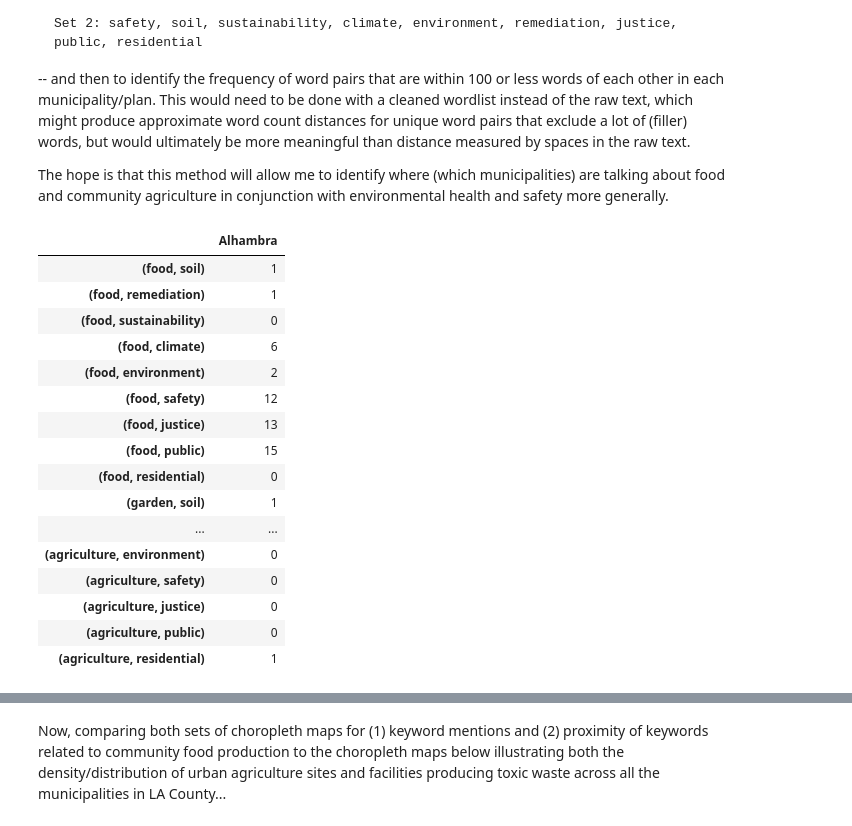
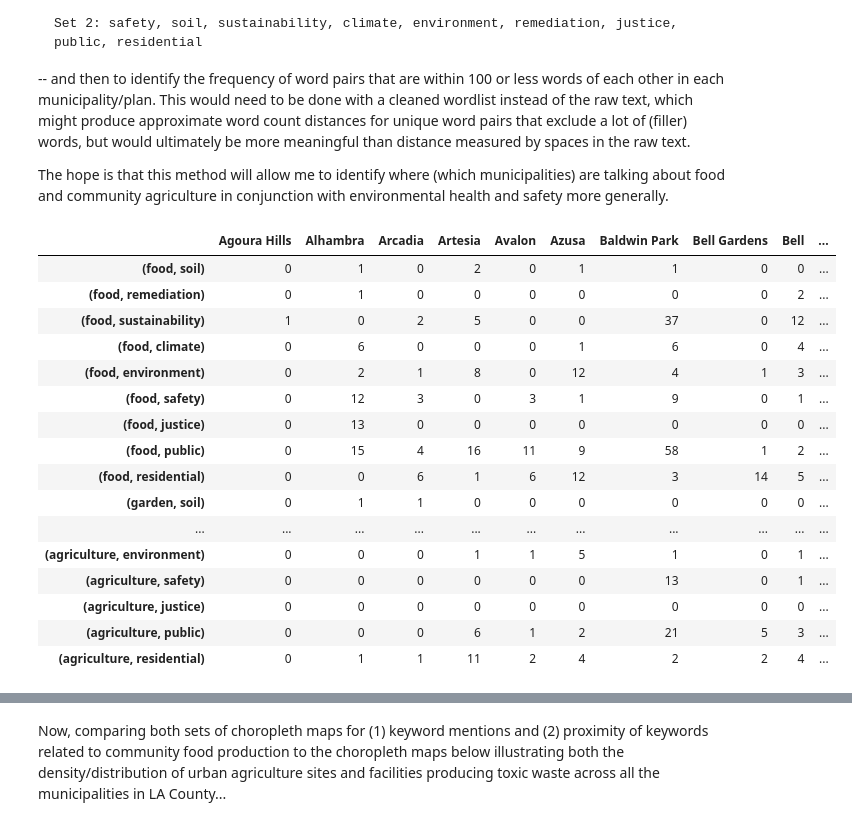
Before and after one commit to ngmelo/Food-Systems-Policy-Research, a Jupyter notebook: Food Systems and General Plans/Food Safety and General Plans.ipynb, the cells around one changed output, grey strips where cells are left out. Cells and saved outputs as stored; diff of their text form; code cells hidden in the pictures.

```diff
--- a/Food Systems and General Plans/Food Safety and General Plans.ipynb
+++ b/Food Systems and General Plans/Food Safety and General Plans.ipynb
@@ -100,0 +78,4 @@ planlist
+# %%
+# loading plans
+planlistB = os.listdir('C:/Users/melod/Documents/data science/Food-Systems-Policy-Research/Food Systems and General Plans/General Plans B')
+planlistB
@@ -142,0 +180,3 @@ Finished Point Arena
+# %%
+# appending plan strings list parsed from plans in folder A to the parsed plans in folder B
+genplan = genplanA + genplanB
@@ -150,3 +203,35 @@ swords = stopwords.words('english')
 ### (A) Keyword Counts: Are Cities Even Talking About Food Systems?
 
 This exercise aims to identify basic mentions of a select set of keywords focused on both food production and the environment more generally by locating all unique positions for the keyword mentioned in the raw text. A version of this exercise was also attempted using a cleaned wordlist for each plan, but after comparing the two methods, it appeared that the clean wordlist method resulted in fewer mentions of keywords being picked up (more ommissions).
+# %%
+# saving positions of keywords in cleaned wordlists to a dictionary: all plans
+
+# create empty dictionary to store topic mention counts
+keydict1 = {}
+# create empty list to store keyword count columns for each city
+plan_col = []
+
+keywords = ['food', 'agriculture', 'garden', 'farm', 'fruit', 'vegetable', 'animal', 'soil',
+            'remediation', 'contaminate', 'sustainability', 'climate', 'environment',
+            'health', 'safety', 'justice']
+
+for plan in genplan:
+
+    # generating wordlist from plan
+    wordlist = [word for word in word_tokenize(plan.lower())
+                 if word not in swords]
+
+    # generate counts
+    for key in keywords:
+        # identify count of each mention of keyword and save to a dictionary
+        keydict1[key] = wordlist.count(key)
+
+    # turn dicts into dfs
+    keywordsc = pd.DataFrame.from_dict(keydict1, orient='index', columns=[plan.split(", ")[0]]) # muni plan name as series name
+
+    # add each municipality column generated to a single dataframe
+    plan_col.append(keywordsc)
+    munikeys1 = pd.concat(plan_col, axis = 1)
+
+# inspect/show
+munikeys1
@@ -317,52 +451,52 @@ for plan in genplan:
                  if word not in swords]
 
     # create dictionaries for keyword set 1 for each plan
-    lpostdict1 = {}
+    lposdict1 = {}
     for key1 in keywords1:
         # generate topic counts to populate dictionary frame indexed to topic
         positions1 = [i for i,w in enumerate(wordlist) if w.lower() == key1]
         lposdict1[key1] = positions1
 
     # create dictionaries for keyword set 2 for each plan
-    lpostdict2 = {}
+    lposdict2 = {}
     for key2 in keywords2:
         # generate topic counts to populate dictionary frame indexed to topic
         positions2 = [i for i,w in enumerate(wordlist) if w.lower() == key2]
         lposdict2[key2] = positions2
 
     for key1, positions1 in lposdict1.items():
         for key2, positions2 in lposdict2.items():
 
             # create subtraction matrix for each keyword pair
             key1_key2 = abs(np.subtract(np.array(positions1), np.array(positions2)[:,None])) # with different array shapes
             # count occurences in each matrix where distance between keywords is <100 words + store in dictionary
             proxim[key1, key2] = np.count_nonzero(key1_key2 < 100)
             # convert dictionary to dataframe series/column for each municipality
             prox = pd.DataFrame.from_dict(proxim, orient='index', columns=[plan.split(", ")[0]])
 
     # add each muni column generated to a single dataframe
     plan_col.append(prox)
     muniprox = pd.concat(plan_col, axis=1)
 
 muniprox
 # %% [output]
-|  | Alhambra |
-| (food, soil) | 1 |
-| (food, remediation) | 1 |
-| (food, sustainability) | 0 |
-| (food, climate) | 6 |
-| (food, environment) | 2 |
-| (food, safety) | 12 |
-| (food, justice) | 13 |
-| (food, public) | 15 |
-| (food, residential) | 0 |
-| (garden, soil) | 1 |
-| ... | ... |
-| (agriculture, environment) | 0 |
-| (agriculture, safety) | 0 |
-| (agriculture, justice) | 0 |
-| (agriculture, public) | 0 |
-| (agriculture, residential) | 1 |
+|  | Agoura Hills | Alhambra | Arcadia | Artesia | Avalon | Azusa | Baldwin Park | Bell Gardens | Bell | ... |
+| (food, soil) | 0 | 1 | 0 | 2 | 0 | 1 | 1 | 0 | 0 | ... |
+| (food, remediation) | 0 | 1 | 0 | 0 | 0 | 0 | 0 | 0 | 2 | ... |
+| (food, sustainability) | 1 | 0 | 2 | 5 | 0 | 0 | 37 | 0 | 12 | ... |
+| (food, climate) | 0 | 6 | 0 | 0 | 0 | 1 | 6 | 0 | 4 | ... |
+| (food, environment) | 0 | 2 | 1 | 8 | 0 | 12 | 4 | 1 | 3 | ... |
+| (food, safety) | 0 | 12 | 3 | 0 | 3 | 1 | 9 | 0 | 1 | ... |
+| (food, justice) | 0 | 13 | 0 | 0 | 0 | 0 | 0 | 0 | 0 | ... |
+| (food, public) | 0 | 15 | 4 | 16 | 11 | 9 | 58 | 1 | 2 | ... |
+| (food, residential) | 0 | 0 | 6 | 1 | 6 | 12 | 3 | 14 | 5 | ... |
+| (garden, soil) | 0 | 1 | 1 | 0 | 0 | 0 | 0 | 0 | 0 | ... |
+| ... | ... | ... | ... | ... | ... | ... | ... | ... | ... | ... |
+| (agriculture, environment) | 0 | 0 | 0 | 1 | 1 | 5 | 1 | 0 | 1 | ... |
+| (agriculture, safety) | 0 | 0 | 0 | 0 | 0 | 0 | 13 | 0 | 1 | ... |
+| (agriculture, justice) | 0 | 0 | 0 | 0 | 0 | 0 | 0 | 0 | 0 | ... |
+| (agriculture, public) | 0 | 0 | 0 | 6 | 1 | 2 | 21 | 5 | 3 | ... |
+| (agriculture, residential) | 0 | 1 | 1 | 11 | 2 | 4 | 2 | 2 | 4 | ... |
 # %%
 # reorienting table the keyword pair frequencies can be joined to other gdfs
 muniproxt = muniprox.transpose()
```
Also changed, not shown: parts of 37 cells of this notebook, 1 other file.
